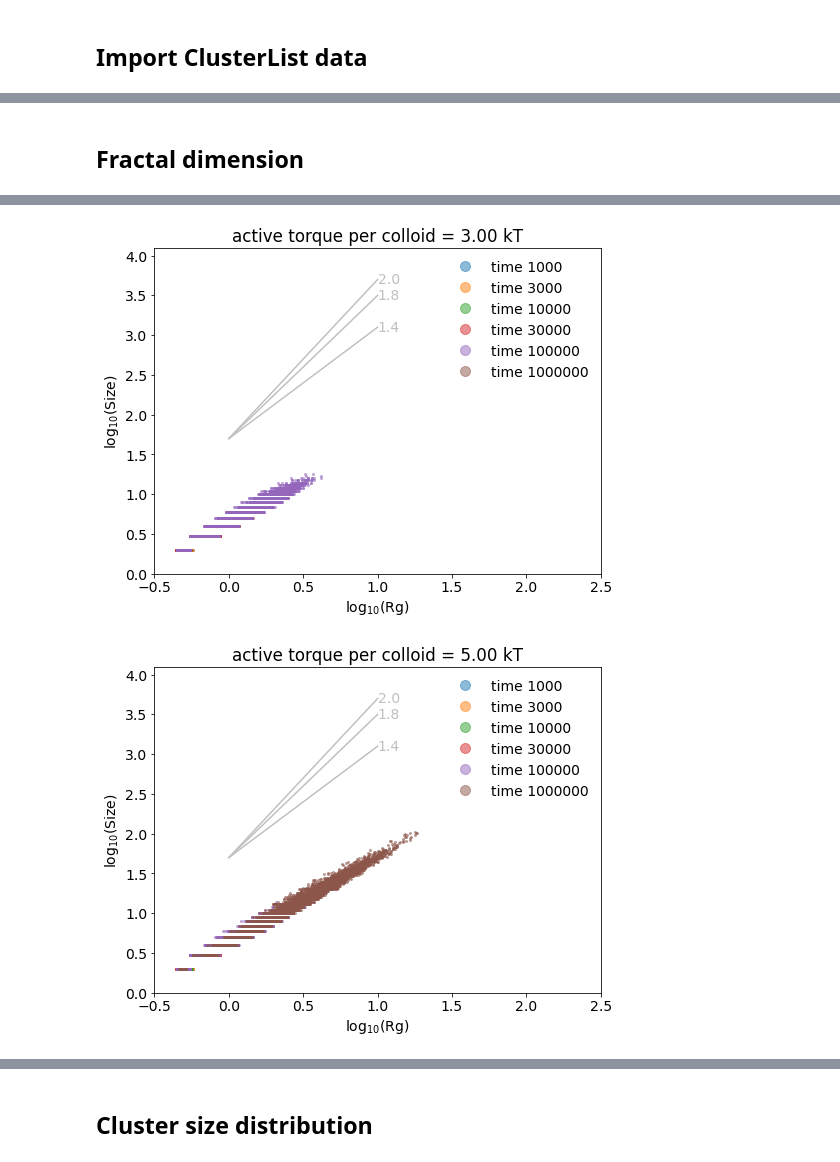
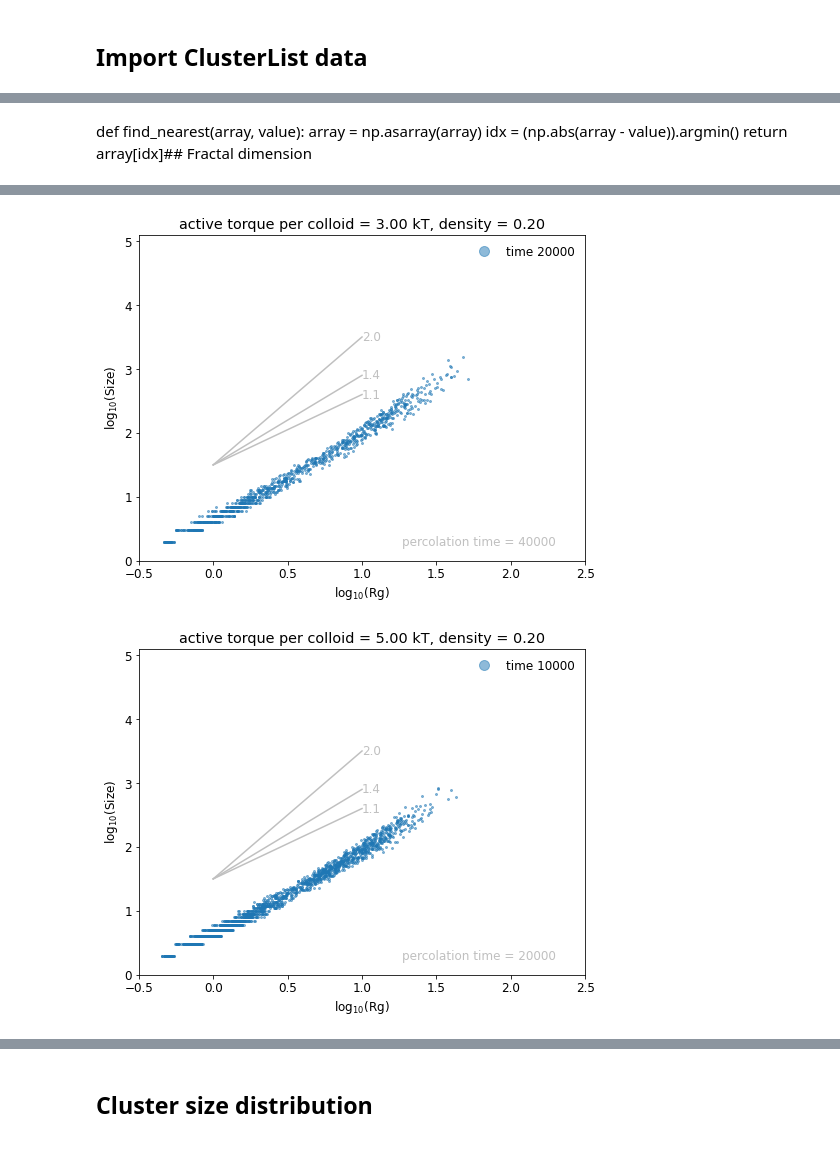
Before and after one commit to ipalai/SpinningClusters, a Jupyter notebook: Test_5/Analysis/Cluster_analysis_RotationOnly.ipynb, the cells around one changed output, grey strips where cells are left out. Drawn from its saved outputs; the diff is of its cells as text; code cells hidden in the pictures.

```diff
--- a/Test_5/Analysis/Cluster_analysis_RotationOnly.ipynb
+++ b/Test_5/Analysis/Cluster_analysis_RotationOnly.ipynb
@@ -174,12 +174,18 @@ for filestring in filestringList:
 # %% [markdown]
 ## Import ClusterList data
 # %%
-def createkey(desn,eT,ts,real):
+def createkey(dens,eT,ts,real):
     assert isinstance(dens,float)
     assert isinstance(eT,float)
     assert isinstance(ts, int)
     assert isinstance(real,int)
     return 'dens{:.2f}_eT{:.2f}_ts{:d}_{:d}'.format(dens,eT,ts,real)
+
+def createpercolationtimekey(dens,eT,real):
+    assert isinstance(dens,float)
+    assert isinstance(eT,float)
+    assert isinstance(real,int)
+    return 'dens{:.2f}_eT{:.2f}_{:d}'.format(dens,eT,real)
 # %%
 import re
 r1 = re.compile('[_]')
@@ -245,38 +271,69 @@ dens0.20_eT3.00_ts9000_100
+# %%
+# sort tsdic
+
+for key in tsdic.keys():
+    a=np.array(tsdic[key])
+    a.sort()
+    tsdic[key]=a
 # %% [markdown]
-## Fractal dimension
+def find_nearest(array, value):
+    array = np.asarray(array)
+    idx = (np.abs(array - value)).argmin()
+    return array[idx]## Fractal dimension
+# %%
+def find_nearest(array, value):
+    array = np.asarray(array)
+    idx = (np.abs(array - value)).argmin()
+    return array[idx]
 # %%
 eTList.sort()
 tsList.sort()
 realList.sort()
 
-dens=0.02
+dens=0.2
+SizeCutoff=1
 
-SizeCutoff=1
 
 for eT in eTList:
     plt.figure(figsize=(8,6))
-    for ts in [1000,3000,10000,30000, 100000, 1000000]: #[10000,30000,100000,300000,1000000, 3000000]:
+    for ts in tsList:
         LogSize=[]
         LogRg=[]
         for real in realList:
-            key=createkey(dens,eT,ts,real)
+            key = createkey(dens,eT,ts,real)
+            keypt = createpercolationtimekey(dens,eT,real)
+            tperc = percolationtimedic.get(keypt, 1e7)
+            ttoplot = [find_nearest(tsdic[keypt],tperc/2),find_nearest(tsdic[keypt],tperc/100)]
+            if ts not in ttoplot:
+                continue
+
+            # store sizes of clusters larger than SizeCutoff
             if key in datadic.keys():
                 df=datadic[key]
                 df=df[df['Size']>SizeCutoff]
                 LogSize.extend(np.log10(df['Size'].values))
                 LogRg.extend(np.log10(df['Rg'].values))
-        plt.plot(LogRg,LogSize,'o', ms=2, label='time {:d}'.format(ts), alpha=0.5)
+
+        # plot, if not empty
+        if len(LogSize)>0:
+            plt.plot(LogRg,LogSize,'o', ms=2, label='time {:d}'.format(ts), alpha=0.5)
+
     plt.xlabel(r'log$_{10}$(Rg)')
     plt.ylabel('log$_{10}$(Size)')
-    plt.ylim(0,4.1)
+    plt.ylim(0,5.1)
     plt.xlim(-0.5,2.5)
     lgnd=plt.legend(frameon=False, markerscale=5)
-    plt.title('active torque per colloid = {:.2f} kT'.format(eT))
+    plt.title('active torque per colloid = {:.2f} kT, density = {:.2f}'.format(eT,dens))
+
     # plot lines
     xline=np.array([0,1])
-    yshift=1.7
-    for i in [1.4,1.8,2]:
+    yshift=1.5
+    for i in [1.1,1.4,2]:
         plt.plot(xline,np.log10((10**xline)**i)+yshift,color='silver')
         plt.annotate('{:.1f}'.format(i), [xline[1],(np.log10((10**xline)**i)+yshift)[1]],color='silver',va='center',ha='left')
-    #plt.savefig("Graphs/FractalDim_dens{:.2f}_eT{:.2f}.pdf".format(dens,eT))
+
+    # annotate percolation time if exists
+    keypt=createpercolationtimekey(dens,eT,real)
+    if keypt in percolationtimedic.keys():
+        plt.annotate('percolation time = {:d}'.format(percolationtimedic[createpercolationtimekey(dens,eT,real)]), [2.3,0.2],color='silver',va='bottom',ha='right')
 # %% [output]
@@ -287,2 +344,2 @@ for eT in eTList:
-[figure, old version]
+[figure, new version]
-[figure, old version]
+[figure, new version]
```
Also changed, not shown: parts of 7 cells of this notebook, 4 other files.
